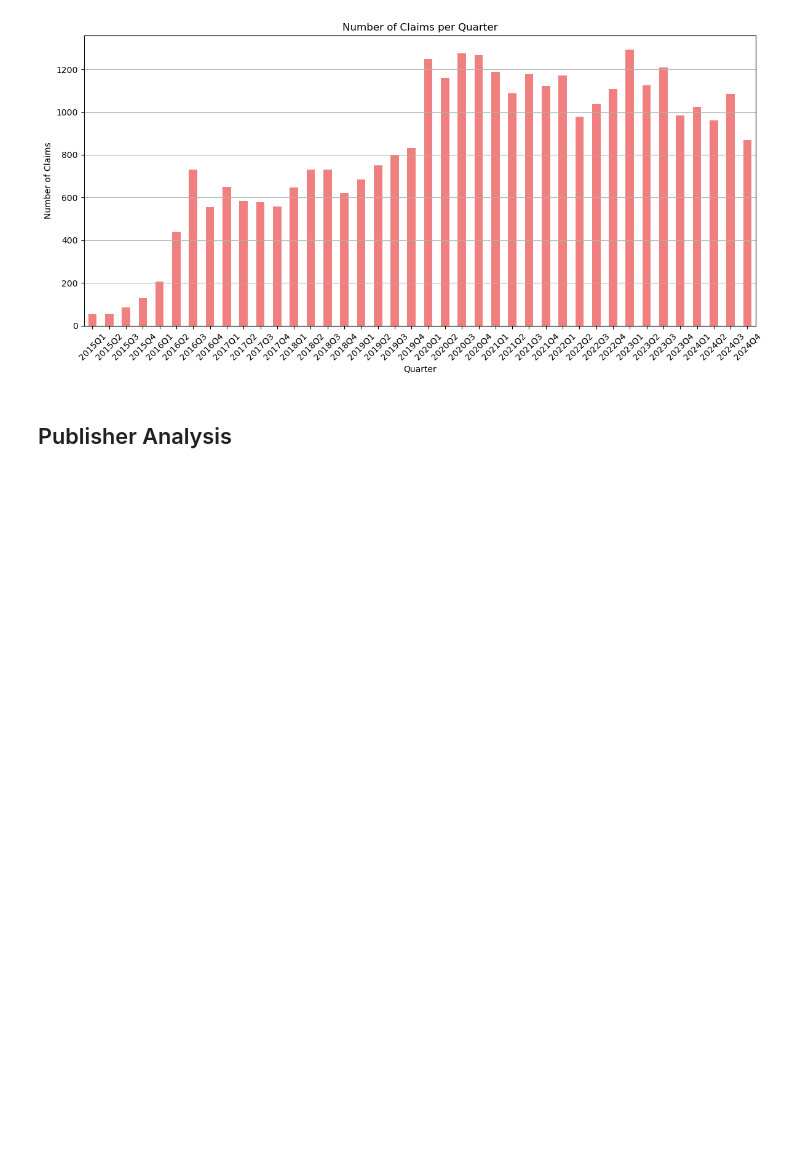
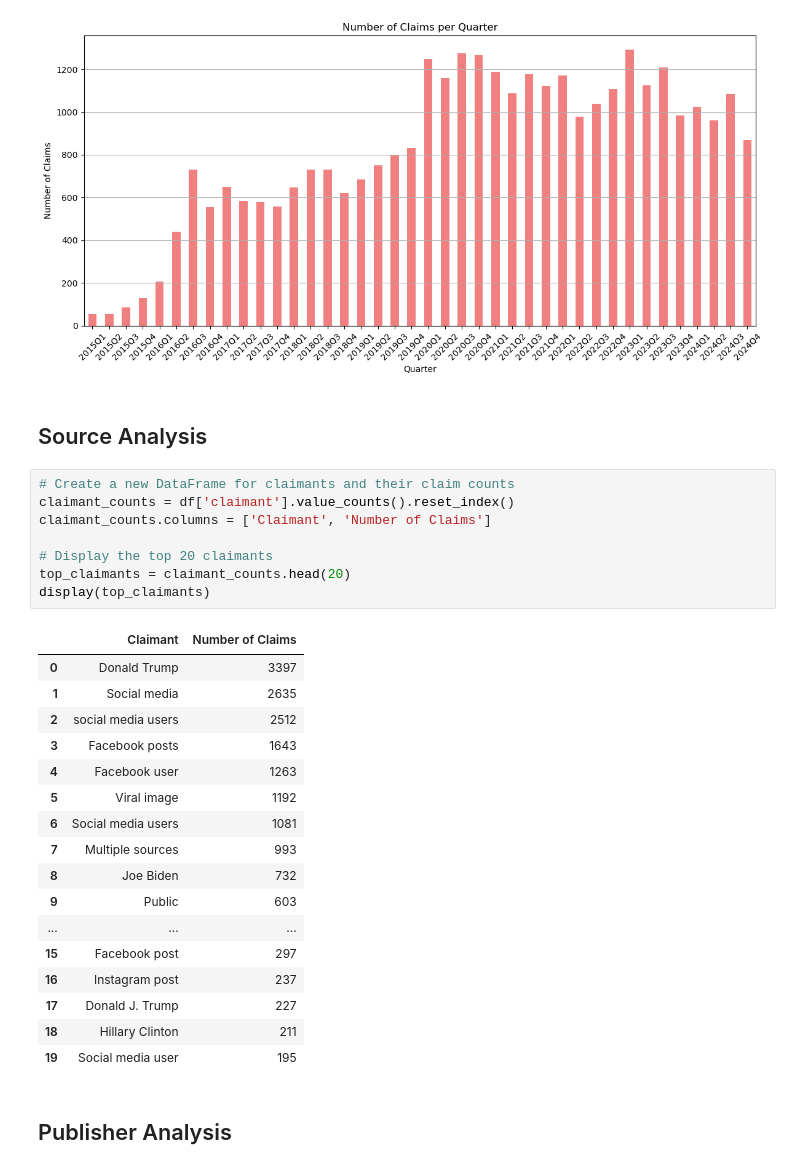
Before and after one commit to erikLiu18/fact-check-tweet, a Jupyter notebook: analysis/general_analysis.ipynb, the cells around one changed output. Drawn from its saved outputs; the diff is of its cells as text; blank space fills up the shorter version.

```diff
--- a/analysis/general_analysis.ipynb
+++ b/analysis/general_analysis.ipynb
@@ -170,6 +170,34 @@ plt.tight_layout()
 plt.show()
 # %% [output]
 [figure]
+# %% [markdown]
+## Source Analysis
+# %%
+# Create a new DataFrame for claimants and their claim counts
+claimant_counts = df['claimant'].value_counts().reset_index()
+claimant_counts.columns = ['Claimant', 'Number of Claims']
+
+# Display the top 20 claimants
+top_claimants = claimant_counts.head(20)
+display(top_claimants)
+# %% [output]
+|  | Claimant | Number of Claims |
+| 0 | Donald Trump | 3397 |
+| 1 | Social media | 2635 |
+| 2 | social media users | 2512 |
+| 3 | Facebook posts | 1643 |
+| 4 | Facebook user | 1263 |
+| 5 | Viral image | 1192 |
+| 6 | Social media users | 1081 |
+| 7 | Multiple sources | 993 |
+| 8 | Joe Biden | 732 |
+| 9 | Public | 603 |
+| ... | ... | ... |
+| 15 | Facebook post | 297 |
+| 16 | Instagram post | 237 |
+| 17 | Donald J. Trump | 227 |
+| 18 | Hillary Clinton | 211 |
+| 19 | Social media user | 195 |
 # %% [markdown]
 ## Publisher Analysis
 # %%
```
Also changed, not shown: 4 other files.
